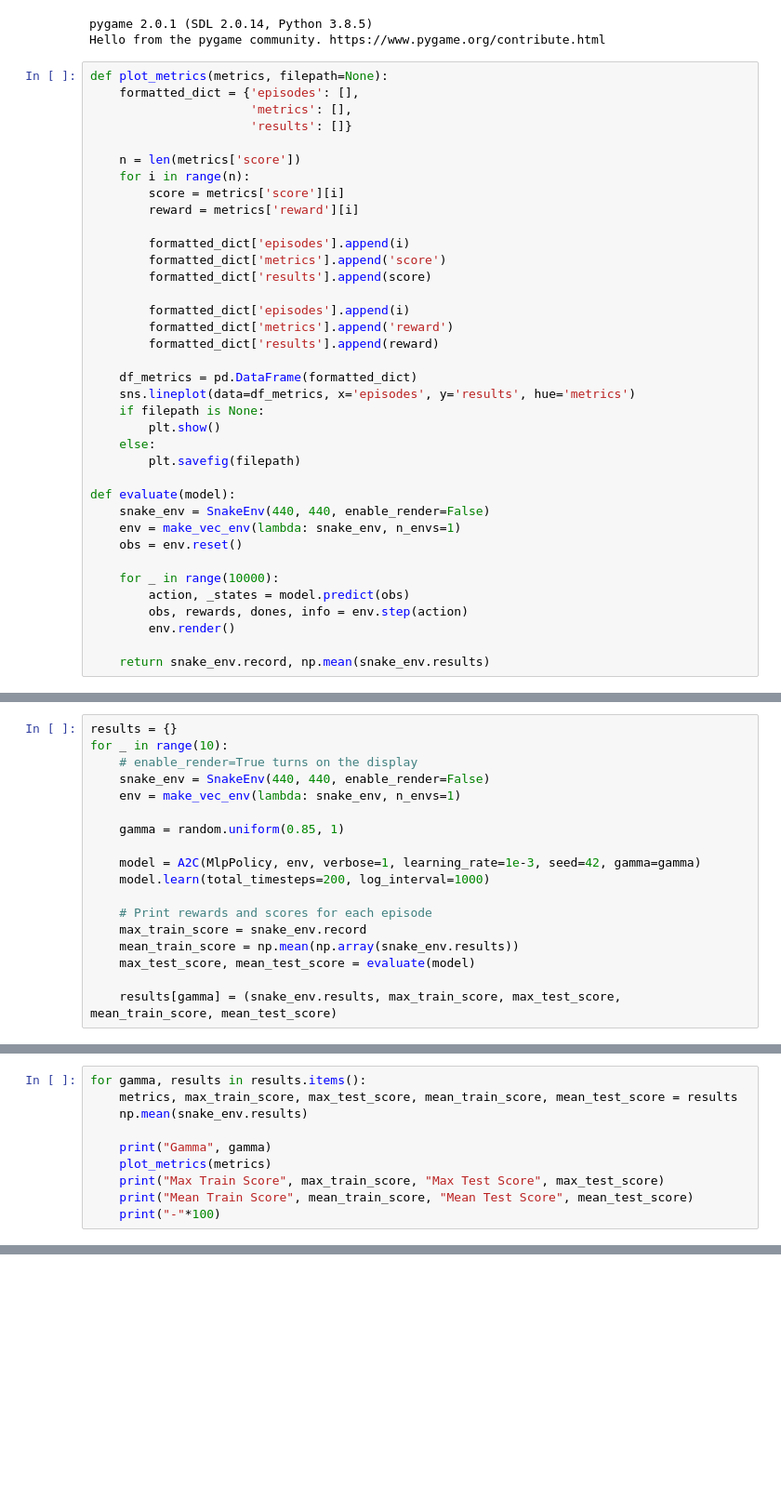
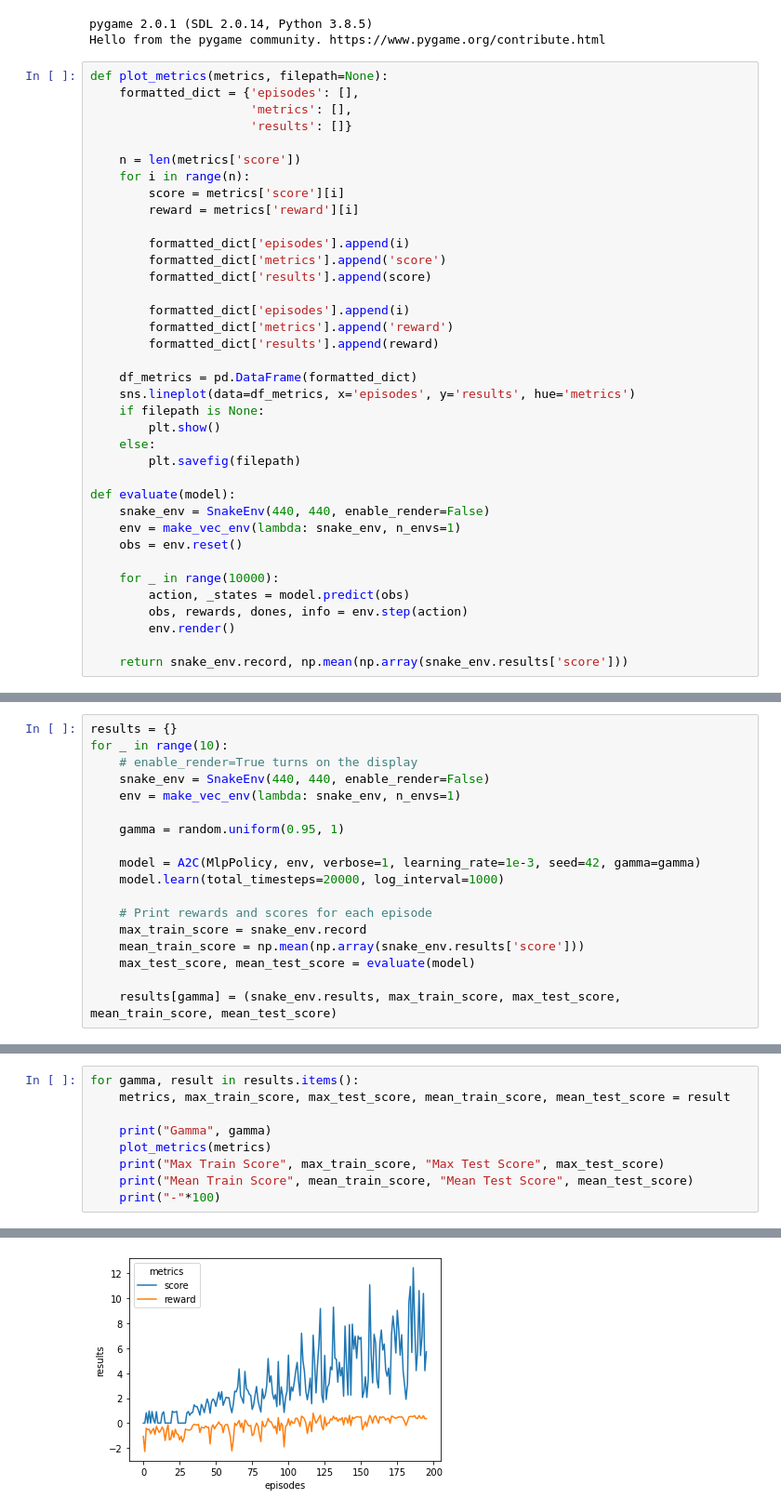
Before and after one commit to AnaClaraZoppiSerpa/snake, a Jupyter notebook: PROJETO2/notebooks/gabriel.ipynb, the cells around one changed output, grey strips where cells are left out. Shown at 93% size. Cells and saved outputs as stored; diff of their text form; blank space fills up the shorter version.

Commit message:
random search - A2C

```diff
--- a/PROJETO2/notebooks/gabriel.ipynb
+++ b/PROJETO2/notebooks/gabriel.ipynb
@@ -57,4 +57,4 @@ def evaluate(model):
         obs, rewards, dones, info = env.step(action)
         env.render()
 
-    return snake_env.record, np.mean(snake_env.results)
+    return snake_env.record, np.mean(np.array(snake_env.results['score']))
@@ -70,14 +65,14 @@ for _ in range(10):
     snake_env = SnakeEnv(440, 440, enable_render=False)
     env = make_vec_env(lambda: snake_env, n_envs=1)
 
-    gamma = random.uniform(0.85, 1)
+    gamma = random.uniform(0.95, 1)
 
     model = A2C(MlpPolicy, env, verbose=1, learning_rate=1e-3, seed=42, gamma=gamma)
-    model.learn(total_timesteps=200, log_interval=1000)
+    model.learn(total_timesteps=20000, log_interval=1000)
 
     # Print rewards and scores for each episode
     max_train_score = snake_env.record
-    mean_train_score = np.mean(np.array(snake_env.results))
+    mean_train_score = np.mean(np.array(snake_env.results['score']))
     max_test_score, mean_test_score = evaluate(model)
 
     results[gamma] = (snake_env.results, max_train_score, max_test_score, mean_train_score, mean_test_score)
@@ -87,10 +97,10 @@ TypeError: unsupported operand type(s) for /: 'dict' and 'int'
 # %%
-for gamma, results in results.items():
-    metrics, max_train_score, max_test_score, mean_train_score, mean_test_score = results
-    np.mean(snake_env.results)
+for gamma, result in results.items():
+    metrics, max_train_score, max_test_score, mean_train_score, mean_test_score = result
 
     print("Gamma", gamma)
     plot_metrics(metrics)
     print("Max Train Score", max_train_score, "Max Test Score", max_test_score)
     print("Mean Train Score", mean_train_score, "Mean Test Score", mean_test_score)
     print("-"*100)
+# %% [output]
@@ -96,0 +108 @@ for gamma, results in results.items():
+[figure, added]
```
Also changed, not shown: parts of 7 cells of this notebook.
